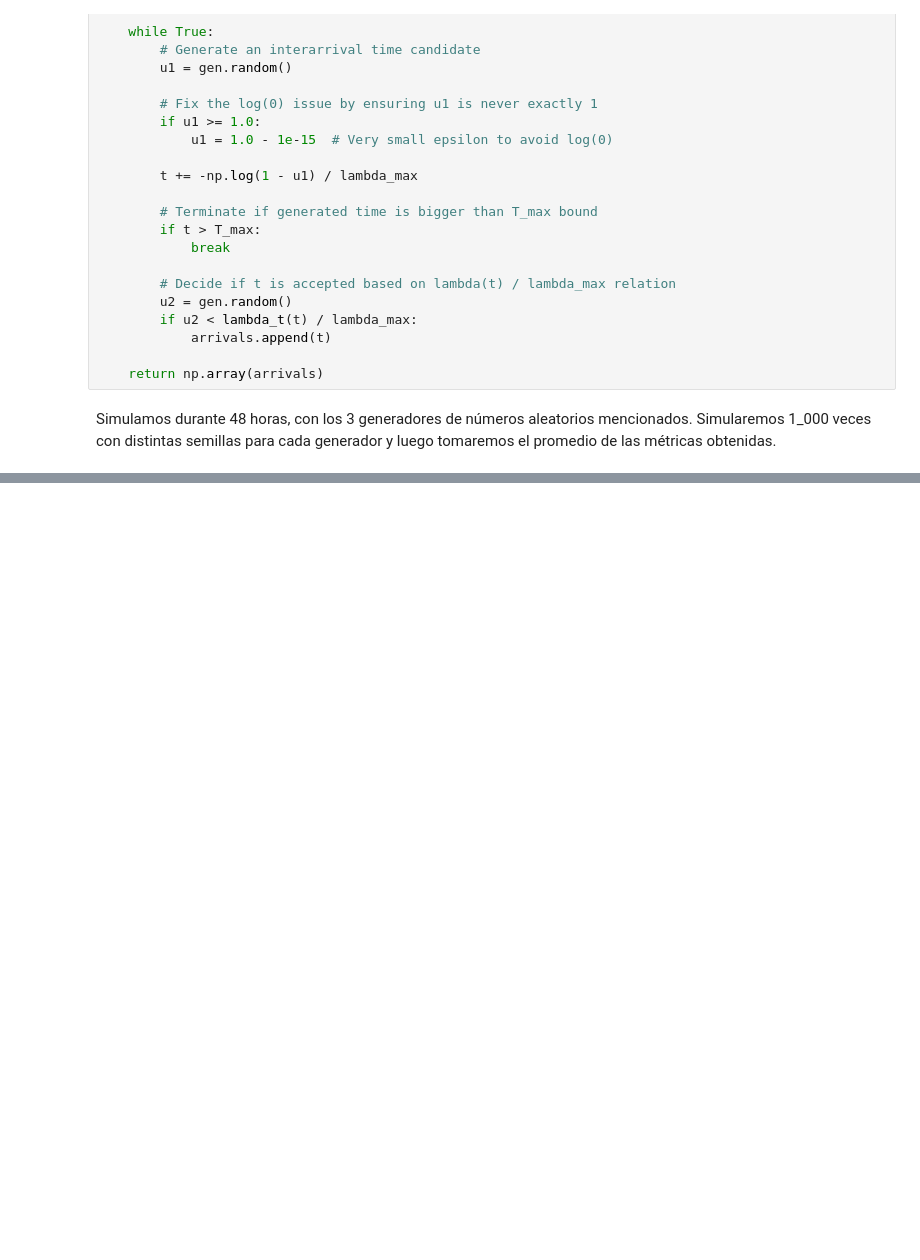
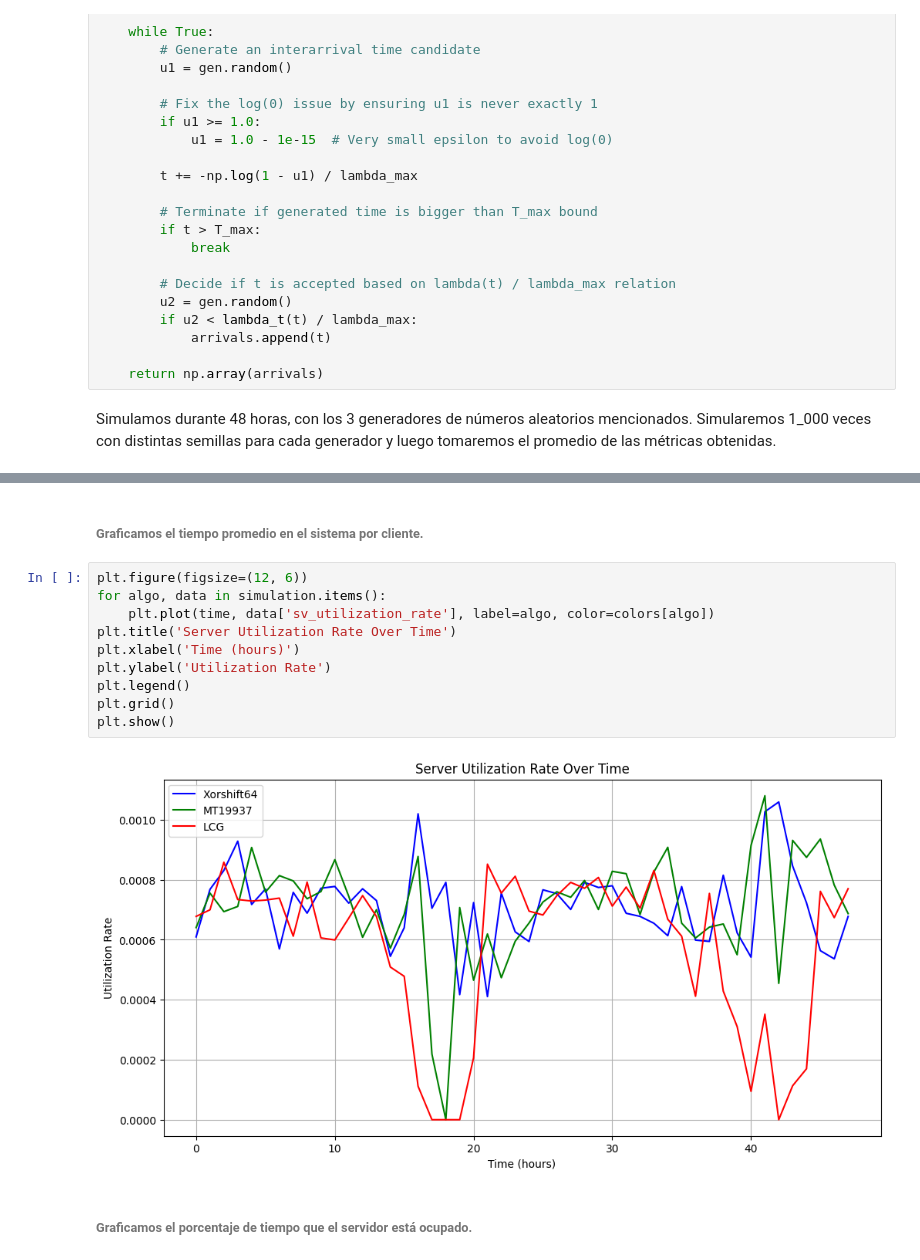
Before and after one commit to amtoledo/Trabajo-Especial-Modelos, a Jupyter notebook: Ludueña_Toledo_Trabajo_Especial_2025.ipynb, the cells around one changed output, grey strips where cells are left out. Cells and saved outputs as stored; diff of their text form; blank space fills up the shorter version.

```diff
--- a/Ludueña_Toledo_Trabajo_Especial_2025.ipynb
+++ b/Ludueña_Toledo_Trabajo_Especial_2025.ipynb
@@ -278,0 +454,16 @@ for i, algo in enumerate(generators):
+# %% [markdown]
+###### Graficamos el tiempo promedio en el sistema por cliente.
+# %%
+plt.figure(figsize=(12, 6))
+for algo, data in simulation.items():
+    plt.plot(time, data['sv_utilization_rate'], label=algo, color=colors[algo])
+plt.title('Server Utilization Rate Over Time')
+plt.xlabel('Time (hours)')
+plt.ylabel('Utilization Rate')
+plt.legend()
+plt.grid()
+plt.show()
+# %% [output]
+[figure, added]
+# %% [markdown]
+###### Graficamos el porcentaje de tiempo que el servidor está ocupado.
```
Also changed, not shown: parts of 13 cells of this notebook, 40 other files.
